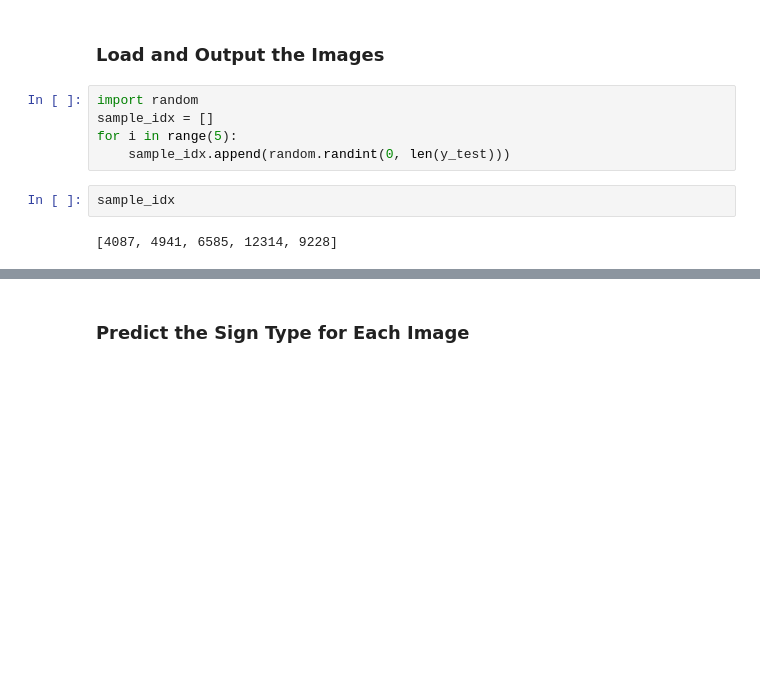
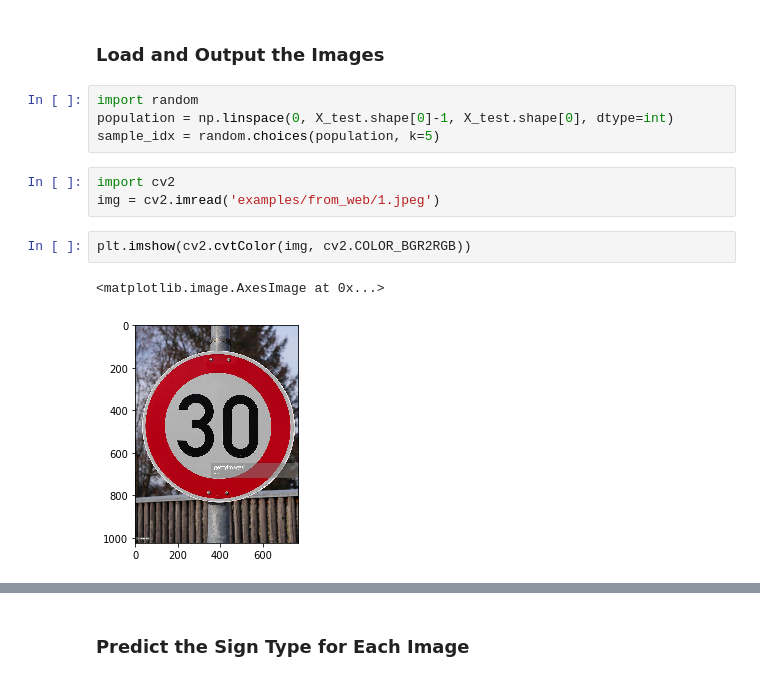
Before and after one commit to ni40in/CarND-Traffic-Sign-Classifier-Project, a Jupyter notebook: Traffic_Sign_Classifier.ipynb, the cells around one changed output, grey strips where cells are left out. Saved outputs shown, nothing was run; the diff lists cells and outputs as text; blank space fills up the shorter version.

```diff
--- a/Traffic_Sign_Classifier.ipynb
+++ b/Traffic_Sign_Classifier.ipynb
@@ -325,12 +367,15 @@ To give yourself more insight into how your model is working, download at least
 You may find `signnames.csv` useful as it contains mappings from the class id (integer) to the actual sign name.
 # %% [markdown]
 ### Load and Output the Images
-# %%
-import random
-sample_idx = []
-for i in range(5):
-    sample_idx.append(random.randint(0, len(y_test)))
-# %%
-sample_idx
-# %% [output]
-[4087, 4941, 6585, 12314, 9228]
+# %%
+import random
+population = np.linspace(0, X_test.shape[0]-1, X_test.shape[0], dtype=int)
+sample_idx = random.choices(population, k=5)
+# %%
+import cv2
+img = cv2.imread('examples/from_web/1.jpeg')
+# %%
+plt.imshow(cv2.cvtColor(img, cv2.COLOR_BGR2RGB))
+# %% [output]
+<matplotlib.image.AxesImage at 0x...>
+[figure, added]
```
Also changed, not shown: parts of 30 cells of this notebook, 1 other file.
